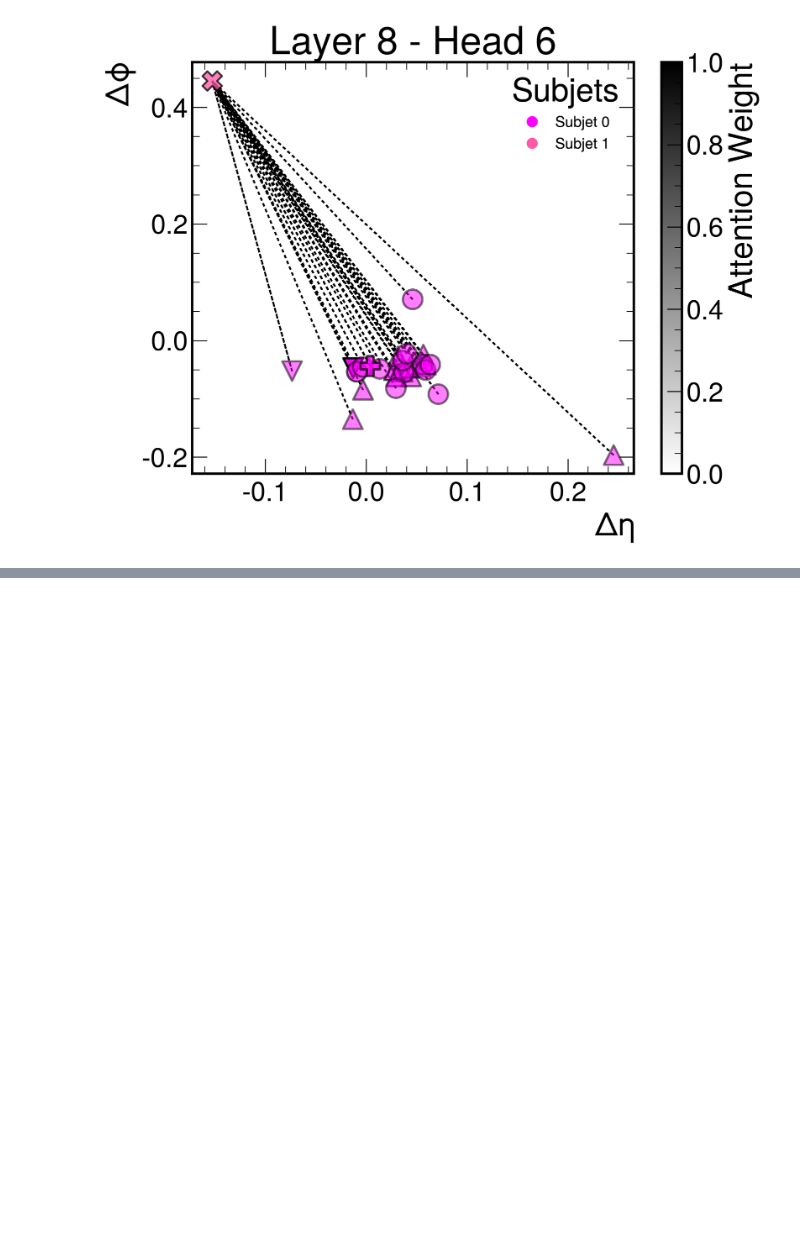
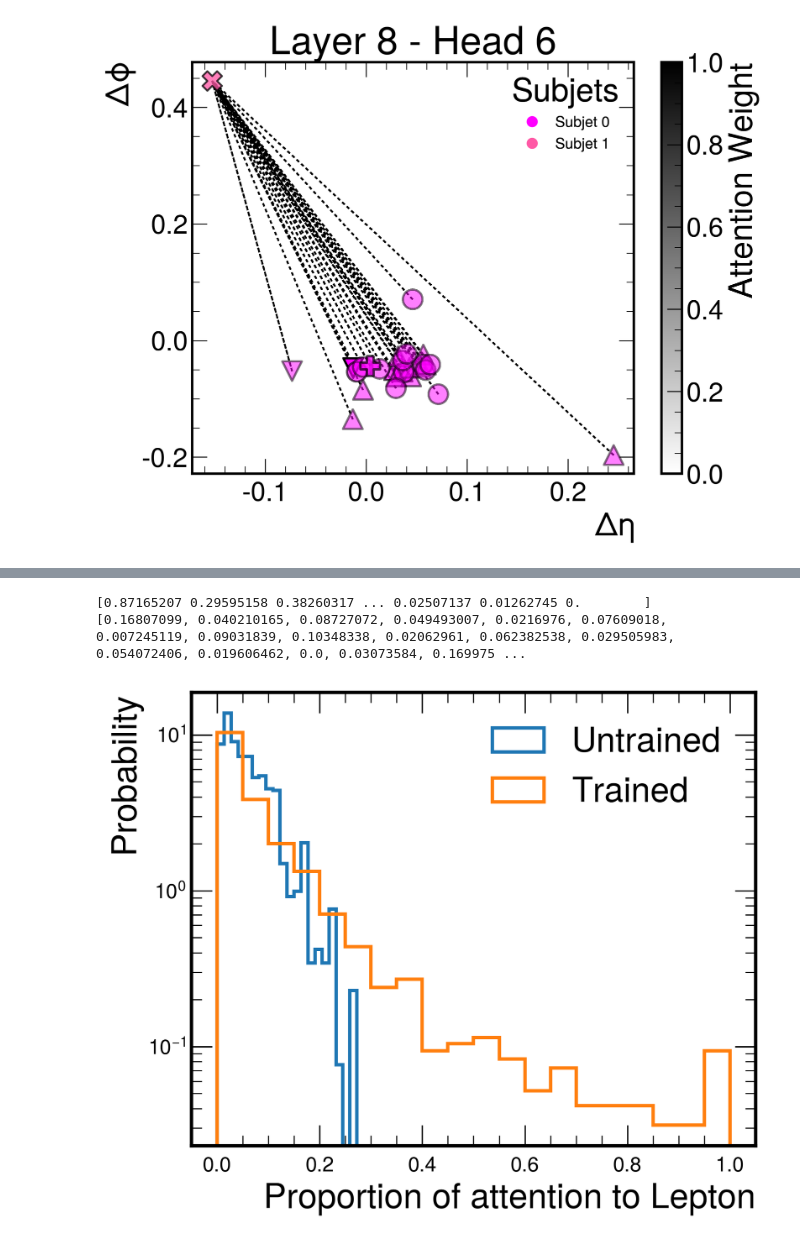
Before and after one commit to tim-legge/Interpreting-Particle-Transformers, a Jupyter notebook: postprocessing/with_sample_data/JC_full_and_kin_AttentionGraphs.ipynb, the cells around one changed output, grey strips where cells are left out. Drawn from its saved outputs; the diff is of its cells as text; code cells hidden in the pictures; blank space fills up the shorter version.

Commit message:
lepton attention graphs

```diff
--- a/postprocessing/with_sample_data/JC_full_and_kin_AttentionGraphs.ipynb
+++ b/postprocessing/with_sample_data/JC_full_and_kin_AttentionGraphs.ipynb
@@ -3784,0 +3877,4 @@ Adding legends...
+# %%
+import matplotlib.pyplot as plt
+import mplhep as hep
+plt.style.use(hep.style.ROOT)
@@ -3784,0 +3986,6 @@ Adding legends...
+# %%
+print(ratios)
+print(init_ratios)
+# %% [output]
+[0.87165207 0.29595158 0.38260317 ... 0.02507137 0.01262745 0.        ]
+[0.16807099, 0.040210165, 0.08727072, 0.049493007, 0.0216976, 0.07609018, 0.007245119, 0.09031839, 0.10348338, 0.02062961, 0.062382538, 0.029505983, 0.054072406, 0.019606462, 0.0, 0.03073584, 0.169975 ...
@@ -3784,0 +3995,34 @@ Adding legends...
+# %%
+import numpy as np
+import matplotlib.pyplot as plt
+
+# Load arrays
+untrained = np.load('leptonratiosUNTRAINED.npy')
+trained = np.load('leptonratiosTRAINED.npy')
+
+# Create figure
+fig, ax = plt.subplots(figsize=(6, 5), dpi=300)
+
+# Plot histograms as outlines only
+ax.hist(untrained, bins=20, density=True, histtype='step',
+        linewidth=2, label="Untrained")
+ax.hist(trained, bins=20, density=True, histtype='step',
+        linewidth=2, label="Trained")
+
+# Labels and formatting
+ax.set_xlabel("Proportion of attention to Lepton", fontsize=20)
+ax.set_ylabel("Probability", fontsize=20)
+ax.set_yscale('log')
+
+# Tick label font sizes
+ax.tick_params(axis='both', which='major', labelsize=12)
+
+# Legend
+ax.legend(fontsize=20)
+
+# Layout and save
+plt.tight_layout()
+#plt.savefig('leptonAttention.pdf')
+plt.show()
+# %% [output]
+[figure, added]
```
Also changed, not shown: parts of 9 cells of this notebook, 2 other files.
